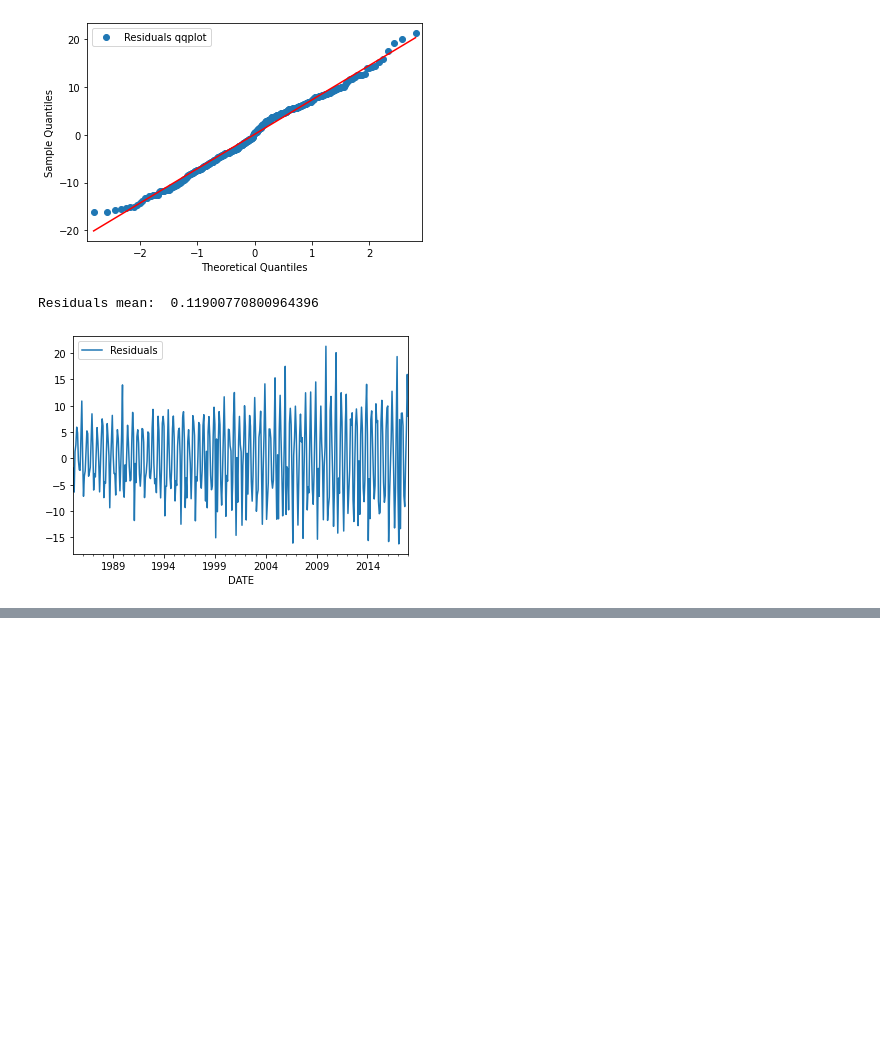
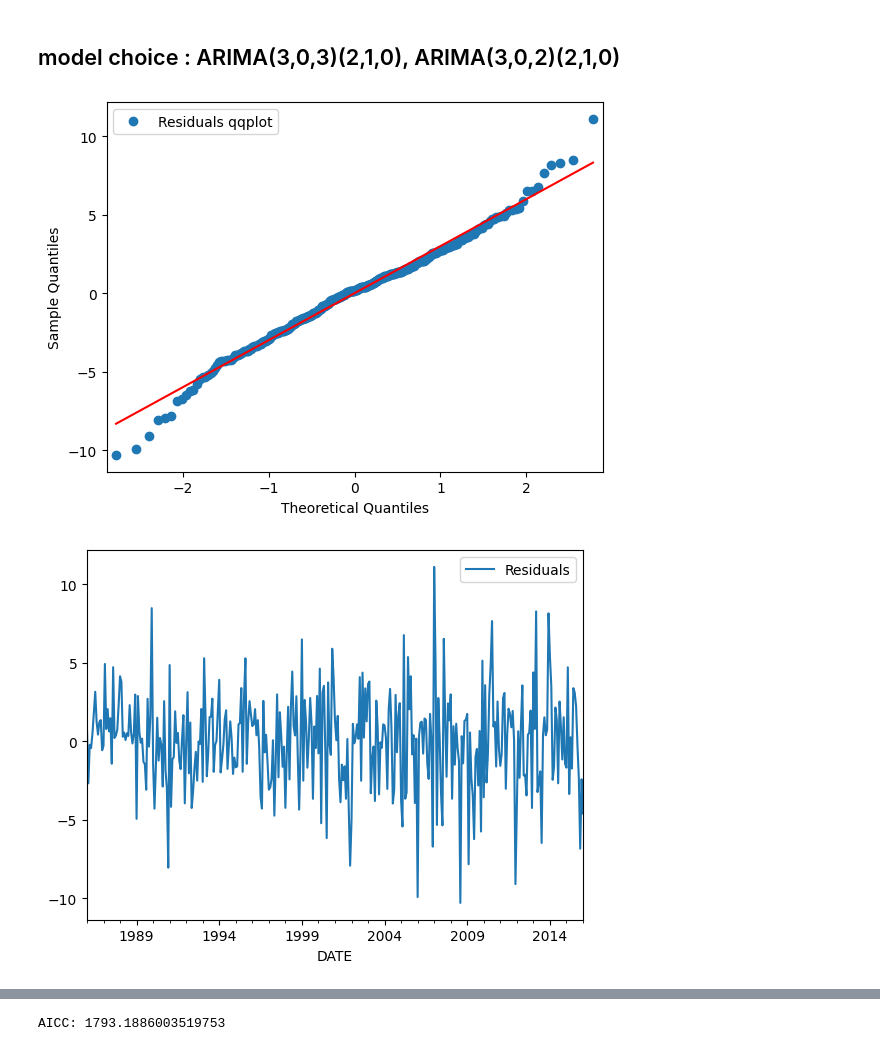
Before and after one commit to GussLii/Time-Series, a Jupyter notebook: code.ipynb, the cells around one changed output, grey strips where cells are left out. Saved outputs shown, nothing was run; the diff lists cells and outputs as text; code cells hidden in the pictures; blank space fills up the shorter version.

Commit message:
Update on the sarima

```diff
--- a/code.ipynb
+++ b/code.ipynb
@@ -21,0 +25,5 @@ electric_data
+# %%
+#spit for the train and test data
+train_data = electric_data.iloc[:len(electric_data)-24]
+test_data = electric_data.iloc[len(electric_data)-24:]
+print(train_data.shape, test_data.shape)
@@ -38,16 +117,18 @@ dtype: int64
 ## Stationarity Test using ADF Test
 
 from statsmodels.tsa.stattools import adfuller
-electric_data = pd.read_csv('Electric_Production.csv')
+
 
 # Make sure the 'DATE' column is in datetime format
-electric_data['DATE'] = pd.to_datetime(electric_data['DATE'])
+train_data_ts= train_data.copy()
+train_data_ts['DATE'] = pd.to_datetime(train_data_ts['DATE'])
+
 
 # Set the 'DATE' column as the index
-electric_data.set_index('DATE', inplace=True)
+train_data_ts.set_index('DATE', inplace=True)
 
 # Apply the ADF test on the time series
-result = adfuller(electric_data['IPG2211A2N'])
+result = adfuller(train_data_ts['IPG2211A2N'])
 
 # Output the results
 print('ADF Statistic: %f' % result[0])
@@ -77,3 +162,15 @@ plt.show()
+# %%
+# take the log transformation to constance the variance
+import numpy as np
+
+train_data_ts['IPG2211A2N_log'] = np.log(train_data_ts['IPG2211A2N'])
+# %%
+train_data_ts_diff = train_data_ts['IPG2211A2N'].diff(12)
+train_data_ts_diff.isnull().sum()
+# print the null values location
+train_data_ts_diff[train_data_ts_diff.isnull()]
+#drop the null values, need more explaination for how to handle the null values
+train_data_ts_diff.dropna(inplace=True)
 # %%
 # perform adf test for this one the differenced data, log transformation before differencing I (for non_constance variance)
 
@@ -139,26 +292,32 @@ ARIMA(1, 1, 1) AIC: 2691.0084050839423
+# %% [markdown]
+## model choice : ARIMA(3,0,3)(2,1,0), ARIMA(3,0,2)(2,1,0)
 # %%
 import statsmodels.api as sm
+from statsmodels.tsa.statespace.sarimax import SARIMAX
 
-# ARIMA(1,1,1) is the best one base on AIC
 
-# 1. Conduct Diagnostic Checks
-residuals = model_fit.resid
-fig = sm.qqplot(residuals, line='s')  # Q-Q plot
+model1=SARIMAX(train_data_ts_diff, order=(3,0,3), seasonal_order=(2,1,0,12))
+result=model1.fit()
+residuals=result.resid
+fig=sm.qqplot(residuals, line='s')
 plt.legend(['Residuals qqplot'])
 plt.show()
-
-print('Residuals mean: ', residuals.mean())
 
 # Plotting the residuals to see if there is any obvious seasonality or trend
 residuals.plot()
 plt.legend(['Residuals'])
 plt.show()
 
 # ACF plot of the residuals to check for autocorrelation
 plot_acf(residuals)
 plt.title('ACF of Residuals')
 plt.show()
+
+aic = result.aic
+n = train_data_ts_diff.shape[0]
+k = len(result.params) # This gives you the number of parameters
+aicc = aic + (2 * k * (k + 1)) / (n - k - 1)
+print('AICC:', aicc)
 # %% [output]
-[figure, old version]
+[figure, new version]
-Residuals mean:  0.11900770800964396
-[figure, old version]
+[figure, new version]
@@ -165,0 +325 @@ Residuals mean:  0.11900770800964396
+AICC: 1793.1886003519753
```
Also changed, not shown: parts of 23 cells of this notebook.
